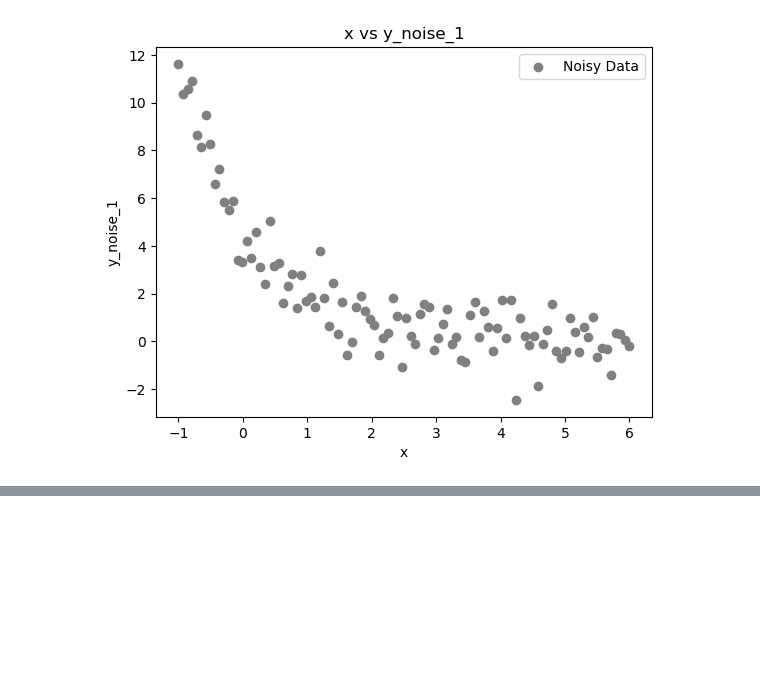
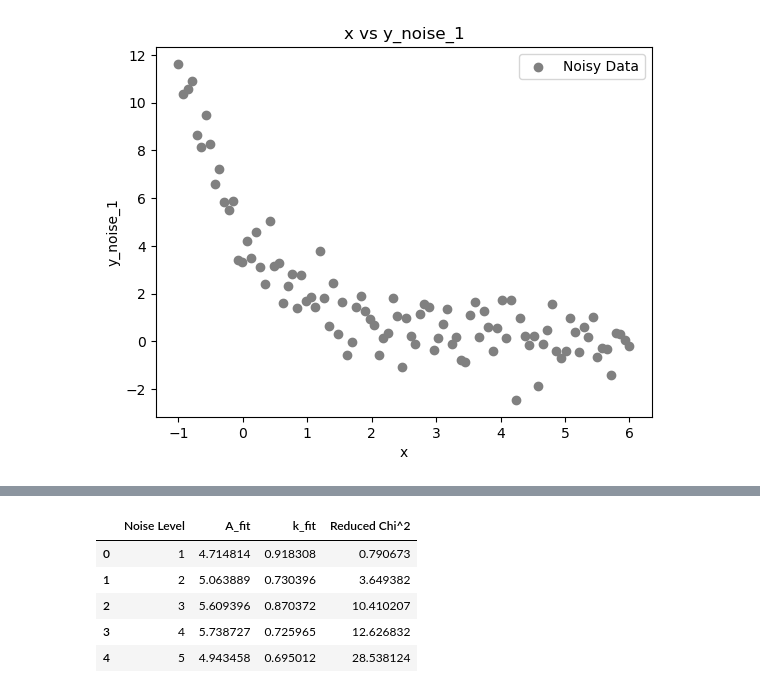
Before and after one commit to ojiugo-egeonu/Ojiugo, a Jupyter notebook: homework9/homework9.ipynb, the cells around one changed output, grey strips where cells are left out. Saved outputs shown, nothing was run; the diff lists cells and outputs as text; code cells hidden in the pictures; blank space fills up the shorter version.

```diff
--- a/homework9/homework9.ipynb
+++ b/homework9/homework9.ipynb
@@ -59,0 +143,23 @@ plt.show()
+# %%
+results = []
+
+for i in range(1, 6):
+    col = f"y_noise_{i}"
+    y = df[col]
+
+    A_fit, k_fit, chi2_reduced = fit_model(x, y)
+
+    results.append([i, A_fit, k_fit, chi2_reduced])
+
+results_df = pd.DataFrame(results, columns=["Noise Level", "A_fit", "k_fit", "Reduced Chi^2"])
+
+results_df.to_csv("noisy_parameters.csv", index=False)
+
+results_df
+# %% [output]
+|  | Noise Level | A_fit | k_fit | Reduced Chi^2 |
+| 0 | 1 | 4.714814 | 0.918308 | 0.790673 |
+| 1 | 2 | 5.063889 | 0.730396 | 3.649382 |
+| 2 | 3 | 5.609396 | 0.870372 | 10.410207 |
+| 3 | 4 | 5.738727 | 0.725965 | 12.626832 |
+| 4 | 5 | 4.943458 | 0.695012 | 28.538124 |
```
Also changed, not shown: parts of 2 cells of this notebook, 3 other files.
